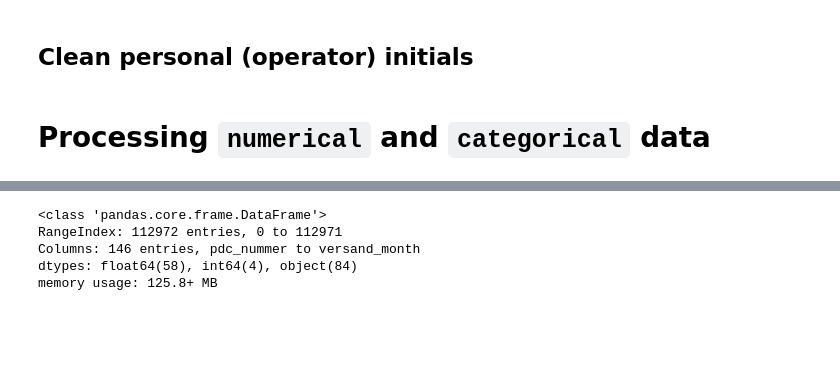
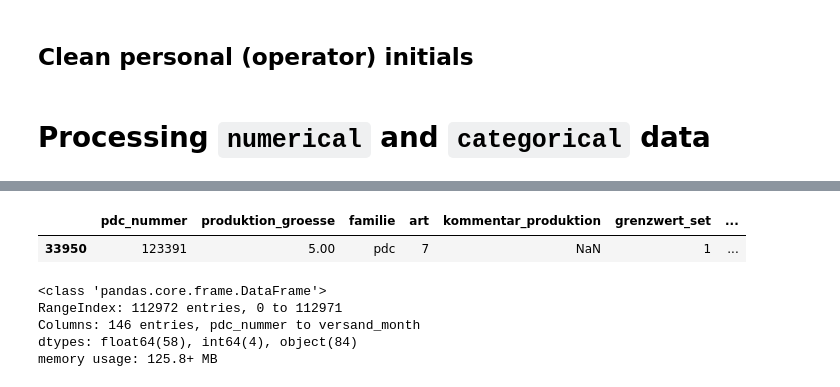
Before and after one commit to esrabecker/DA_Midterm_Project, a Jupyter notebook: Production_Notebook/Production_Data_Cleaning.ipynb, the cells around one changed output, grey strips where cells are left out. Drawn from its saved outputs; the diff is of its cells as text; code cells hidden in the pictures; blank space fills up the shorter version.

```diff
--- a/Production_Notebook/Production_Data_Cleaning.ipynb
+++ b/Production_Notebook/Production_Data_Cleaning.ipynb
@@ -308,3 +369,8 @@ df_numerical["kleben2_kleber_teilentnahme"].unique()
+# %%
+df_cleaned[df_cleaned["ft1_volumen"]==-1]
+# %% [output]
+|  | pdc_nummer | produktion_groesse | familie | art | kommentar_produktion | grenzwert_set | ... |
+| 33950 | 123391 | 5.00 | pdc | 7 | NaN | 1 | ... |
 # %%
 df_cleaned.info()
 # %% [output]
```
Also changed, not shown: parts of 8 cells of this notebook, 1 other file.
